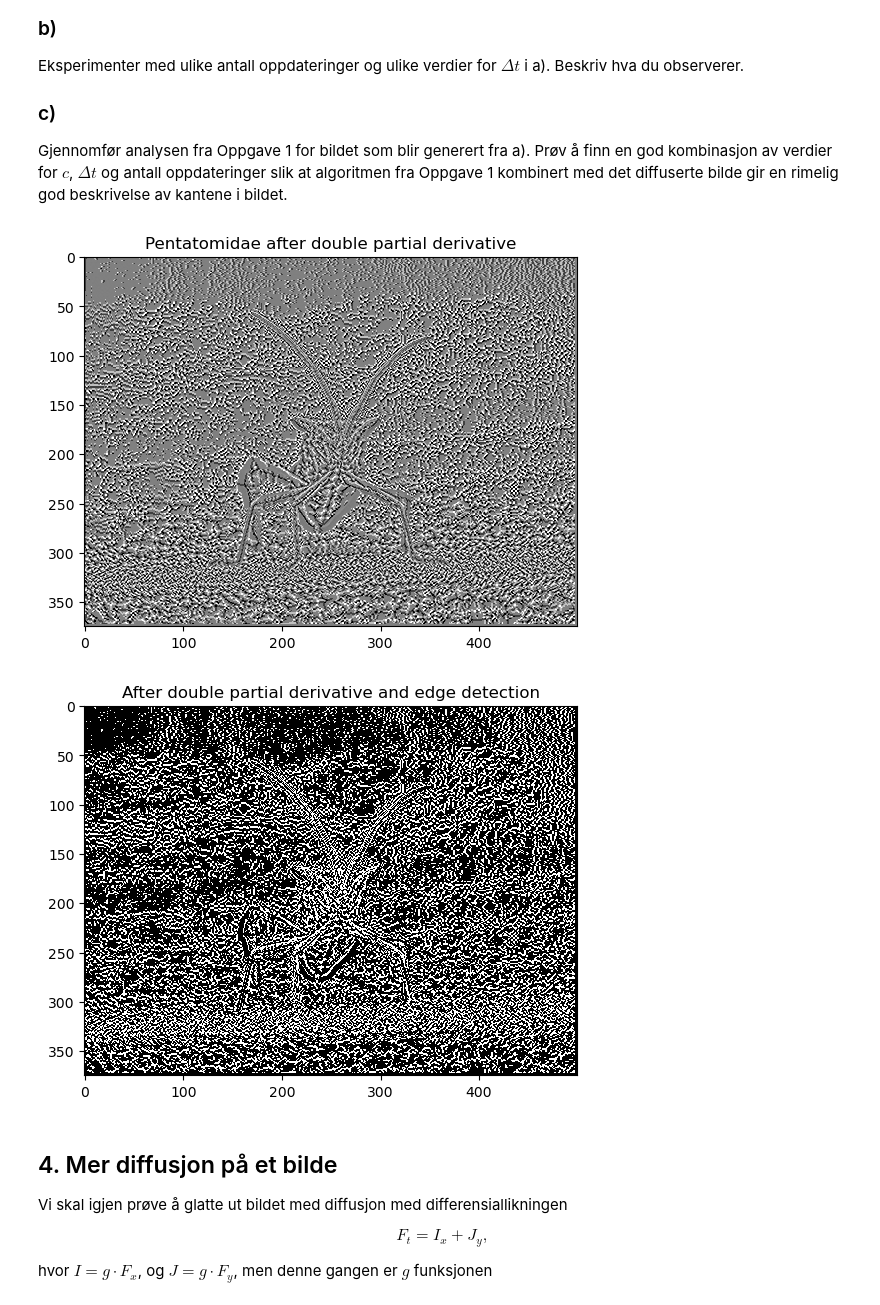
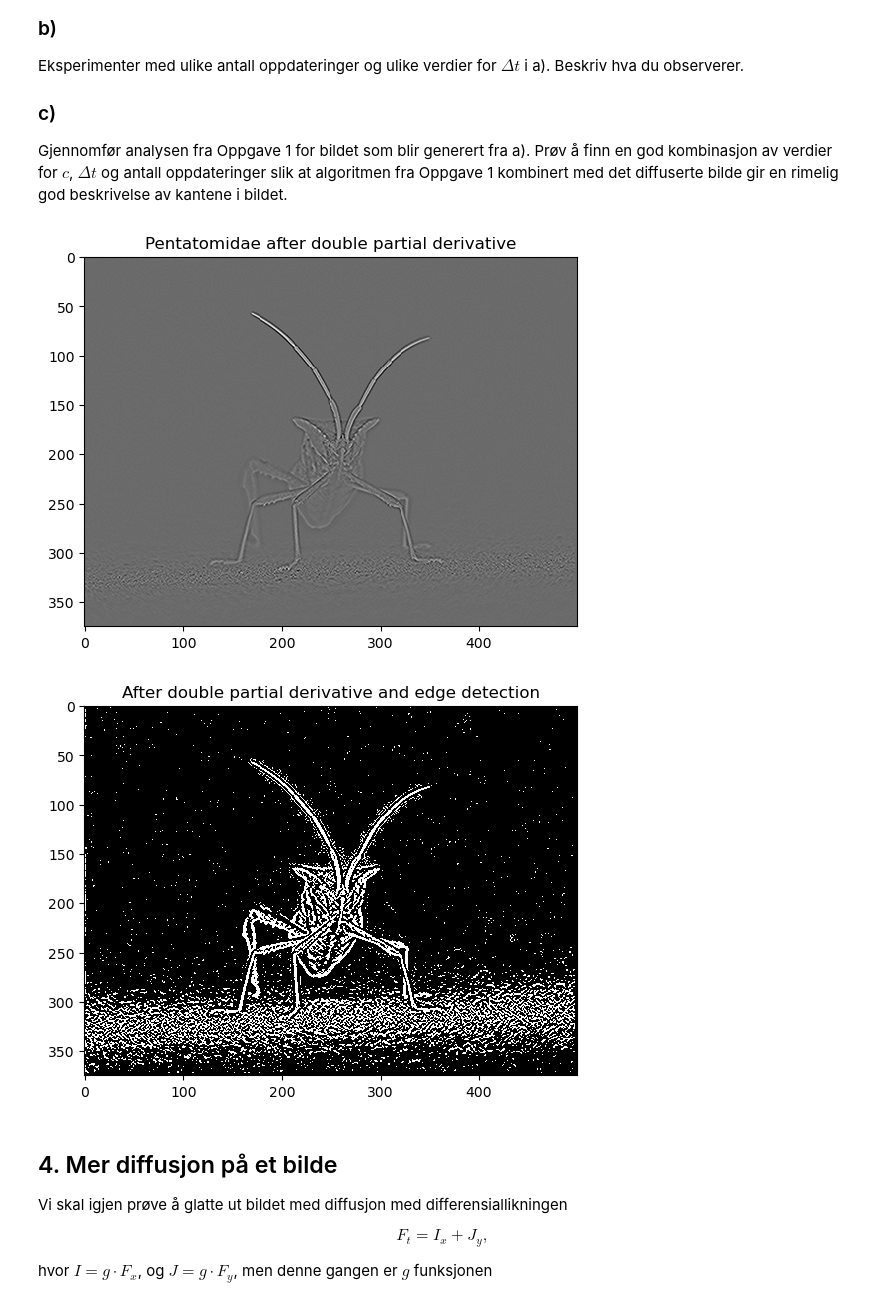
Before and after one commit to AugOks/Gruppe5Prosjekt, a Jupyter notebook: D_data (2).ipynb, the cells around one changed output. Saved outputs shown, nothing was run; the diff lists cells and outputs as text; code cells hidden in the pictures.

```diff
--- a/D_data (2).ipynb
+++ b/D_data (2).ipynb
@@ -23,10 +23,7 @@ import matplotlib.pyplot as plt
 import matplotlib.colors
 from PIL import Image
 cmap = matplotlib.colors.LinearSegmentedColormap.from_list("", ["black","white"])
-img=np.asarray(Image.open('image001.png', mode='r'))
-
-
-#img = mpimg.imread('image001.png')
+img = mpimg.imread('image001.png')
 plt.title("Original Picture of Pentatomidae")
 plt.imshow(mg)
 plt.show()
@@ -142,24 +139,21 @@ for k in range(1, Sy-1):
     for h in range(1, Sx-1):
         fgradabs[k,h] = nablaf_x(fx[k,h], fy[k,h])
 
-plt.imshow(fgradabs, cmap=cmap, interpolation='none')
-plt.title("After finding length of gradient aka nambla(Fx + Fy)")
-plt.show()
-
 #Task D
 #Proving that the scaled fgradabs is the same as the original.
-"""
+max=np.max(fgradabs)
 for k in range(1, Sy):
     for h in range(1, Sx):
-        fgradabs[k,h] = fgradabs[k,h]/(np.max(fgradabs))
-plt.imshow(fgradabs)
-plt.show()
-"""
+        fgradabs[k,h] = fgradabs[k,h]/max
+
+plt.imshow(fgradabs, cmap="Greys", interpolation='none')
+plt.title("Pentatomidae after Edge fgradabs")
+
 #Task F
-def kutt(x):
-    c = 0.5 # du kan prøve å endre på denne verdien
+def kutt(x,c):
+    C = 0.01 # du kan prøve å endre på denne verdien
     value = 0
-    if x <= c: value = 1
+    if x <= C: value = 1
     return value
 
 #This block of code proves we know what ufuncs are and how to implement them but python is throwing Typerrors when showing the image.
@@ -171,13 +165,13 @@ kant = temp[-1,:,:]
 """
 #Task F/G
 image = mg[:,:,-1] #mg has 3
-difImg = image
+image = image.astype(np.float64)
+
 for k in range(1, Sy):
     for h in range(1, Sx):
-        #edge_detection[k,h] = kutt(image[k,h])
-        fgradabs[k,h] = kutt(fgradabs[k,h])
+        fgradabs[k,h] = kutt(fgradabs[k,h],0.01)
 
-print(fgradabs)
+
 plt.imshow(fgradabs, cmap="Greys", interpolation='none')
 plt.title("Pentatomidae after Edge Detection")
 plt.show()
@@ -295,6 +293,7 @@ function = np.zeros((Sy,Sx))
 Fxx = np.zeros((Sy,Sx))
 Fyy = np.zeros((Sy,Sx))
 image=img[:,:,-1]
+image = image.astype(np.float64)
 
 def F(x,y,t):
     return image[y,x]
@@ -305,43 +304,37 @@ def F_x( x, y, t):
 #Partial derivative numerical function on y
 def F_y( x, y, t):
     return (F(x , y + Dy,t) -  F(x, y-Dy,t)) /2*Dy
 # Second order partial derivative on xx
 def F_xx(x,y,t):
     return (F_x(x+ Dx ,y,t) - F_x(x- Dx, y,t))/2*Dx
 # Second order partial derivative on yy
 def F_yy(x,y,t):
     return (F_y(x ,y+ Dy,t) - F_y(x, y- Dy,t))/2*Dy
 
 
-def kutt_2(x):
-    c = 0.02 # du kan prøve å endre på denne verdien
-    value = 1
-    if x <= c: value = 0.1
-    return value
-
 update=10
 for o in range(update):
     for i in range(Sy-2):
          for j in range(Sx-2):
             Fxx[i,j] = F_xx(j,i,0)
             Fyy[i,j] = F_yy(j,i,0)
     function += Dt * (Fxx + Fyy)
 plt.imshow(function, cmap=cmap, interpolation='none')
 plt.title("Pentatomidae after double partial derivative")
 plt.show()
 
 max=np.max(function)
 for i in range(Sy):
     for j in range(Sx):
         function[i,j] = function[i,j]/ max
-        function[i,j] = kutt_2(function[i,j])
+        function[i,j] = kutt(function[i,j],0.1)
 
-plt.imshow(function, cmap=cmap, interpolation='none')
+plt.imshow(function, cmap="Greys", interpolation='none')
 plt.title("After double partial derivative and edge detection")
 plt.show()
 # %% [output]
-[figure, old version]
+[figure, new version]
-[figure, old version]
+[figure, new version]
 # %% [markdown]
 ## 4. Mer diffusjon på et bilde
 
```
Also changed, not shown: parts of 2 cells of this notebook.
